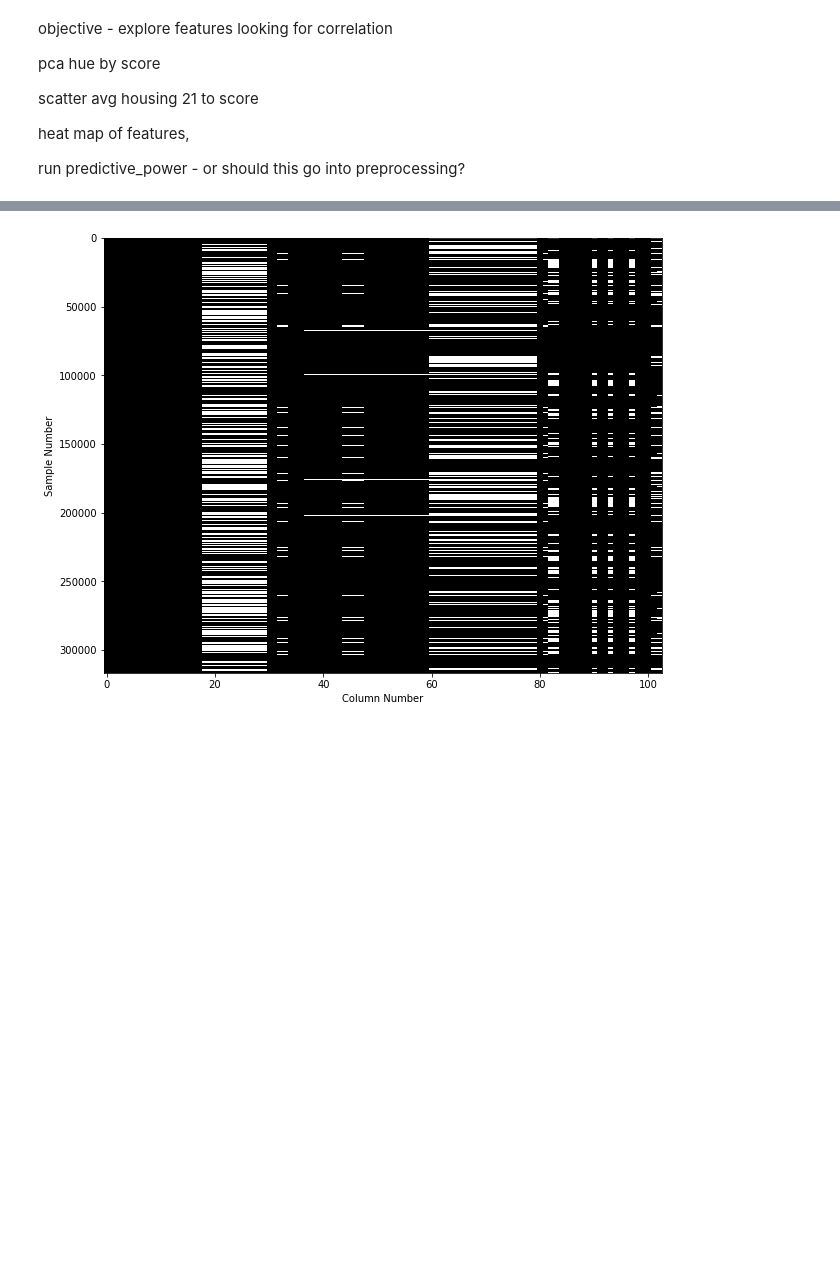
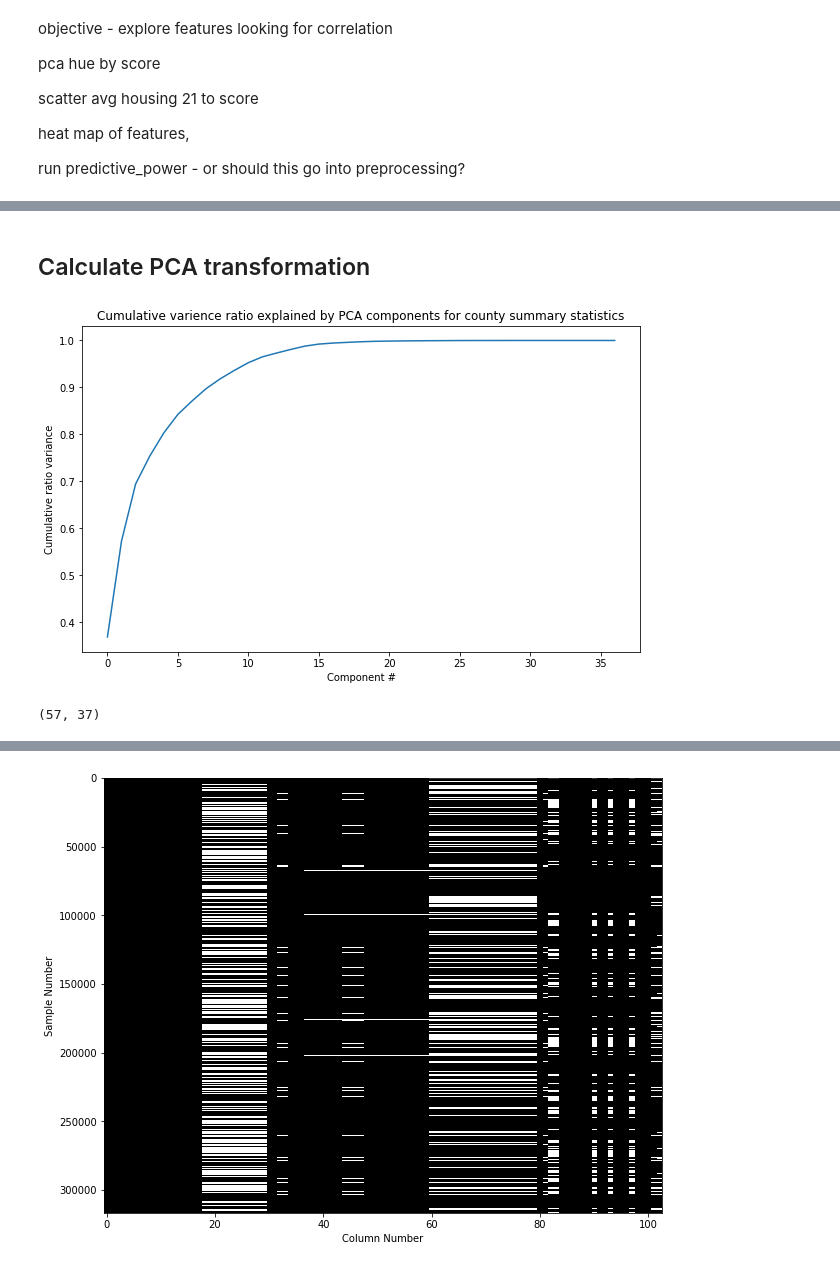
Before and after one commit to misterrustia/California_Testing_Analysis, a Jupyter notebook: notebooks/exploratory_data_analysis/EDA.ipynb, the cells around one changed output, grey strips where cells are left out. Drawn from its saved outputs; the diff is of its cells as text; code cells hidden in the pictures; blank space fills up the shorter version.

```diff
--- a/notebooks/exploratory_data_analysis/EDA.ipynb
+++ b/notebooks/exploratory_data_analysis/EDA.ipynb
@@ -37,0 +144,5 @@ memory usage: 248.9+ MB
+# %%
+c_avg_scale = county_avg.copy()
+# save cols and index
+summary_index = county_avg.index
+summary_cols= county_avg.columns
@@ -37,0 +169,2 @@ memory usage: 248.9+ MB
+# %%
+c_avg_scale = scale(c_avg_scale)
@@ -37,0 +198,18 @@ memory usage: 248.9+ MB
+# %% [markdown]
+## Calculate PCA transformation
+# %%
+c_pca = PCA().fit(c_avg_scale)
+# %%
+plt.subplots(figsize=(10, 6))
+plt.plot(c_pca.explained_variance_ratio_.cumsum())
+plt.xlabel('Component #')
+plt.ylabel('Cumulative ratio variance')
+plt.title('Cumulative varience ratio explained by PCA components for county summary statistics')
+plt.show()
+# %% [output]
+[figure, added]
+# %%
+c_pca_x = c_pca.transform(c_avg_scale)
+c_pca_x.shape
+# %% [output]
+(57, 37)
```
Also changed, not shown: parts of 69 cells of this notebook.
